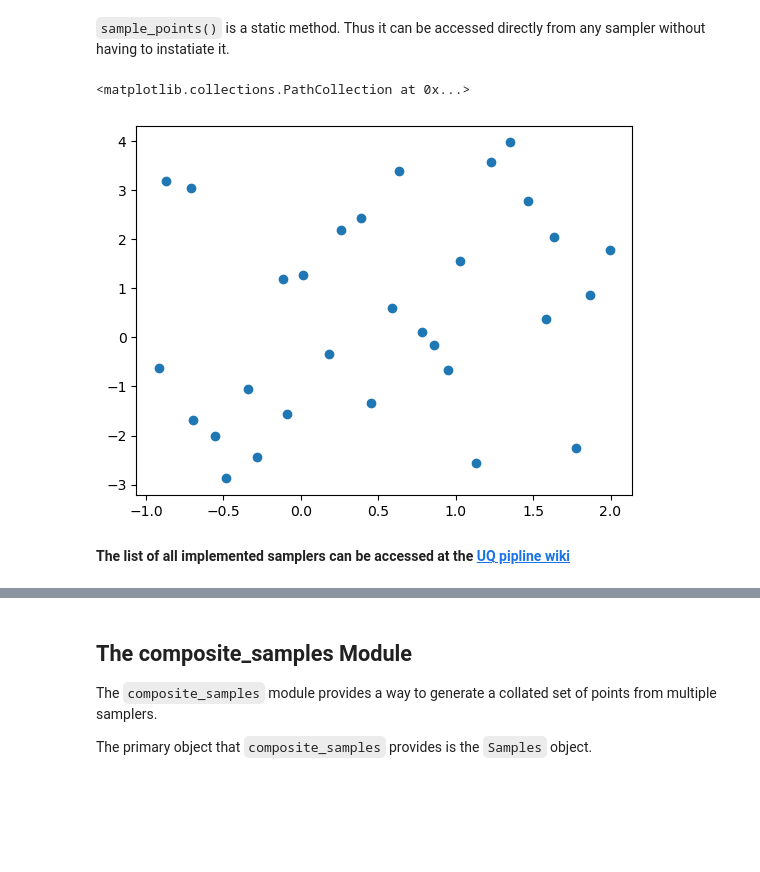
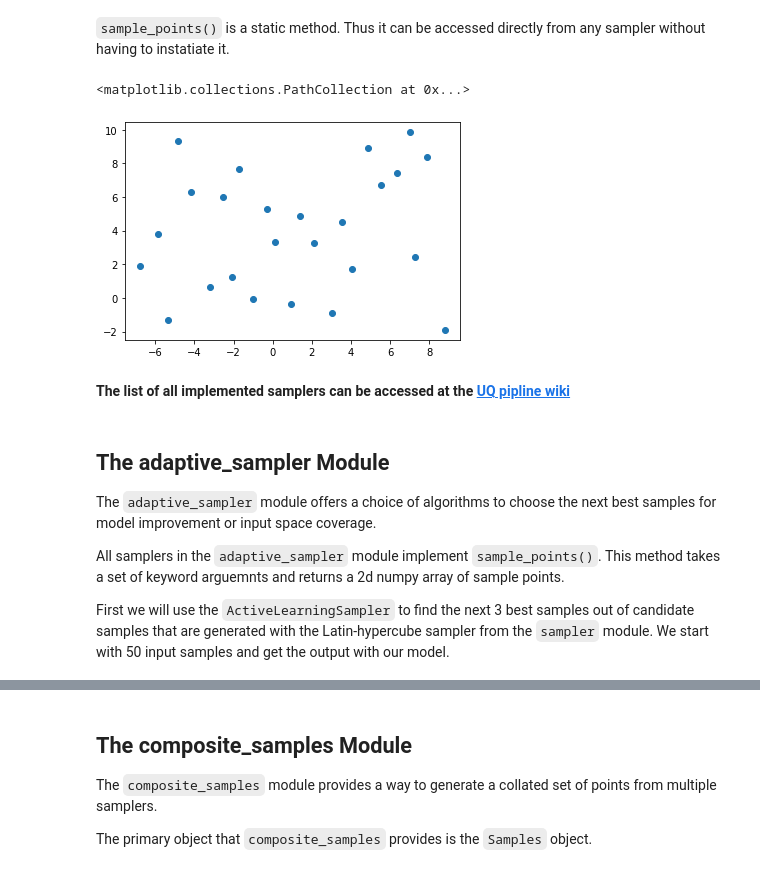
Before and after one commit to LLNL/trata, a Jupyter notebook: docs/notebooks/Sampling_Documentation.ipynb, the cells around one changed output, grey strips where cells are left out. Cells and saved outputs as stored; diff of their text form; code cells hidden in the pictures; blank space fills up the shorter version.

Commit message:
Best Candidates Sampler

```diff
--- a/docs/notebooks/Sampling_Documentation.ipynb
+++ b/docs/notebooks/Sampling_Documentation.ipynb
@@ -64,10 +65,16 @@ plt.scatter(ccPoints[0], ccPoints[1])
 # %% [markdown]
 <p><code>sample_points()</code> is a static method. Thus it can be accessed directly from any sampler without having to instatiate it.</p>
 # %%
-lhsStaticPoints = sampler.LatinHyperCubeSampler.sample_points(num_points=30, box=[[-1, 2], [-3, 4]], seed=2019).T
+lhsStaticPoints = sampler.LatinHyperCubeSampler.sample_points(num_points=25, box=[[-7.0, 9.0], [-2.0, 10.0]], seed=3).T
 plt.scatter(lhsStaticPoints[0], lhsStaticPoints[1])
 # %% [output]
 <matplotlib.collections.PathCollection at 0x...>
-[figure, old version]
+[figure, new version]
 # %% [markdown]
 <b>The list of all implemented samplers can be accessed at the <a href="https://lc.llnl.gov/confluence/display/UQP">UQ pipline wiki</a> </b>
+# %% [markdown]
+<h2>The adaptive_sampler Module</h2>
+<p>The <code>adaptive_sampler</code> module offers a choice of algorithms to choose the next best samples for model improvement or input space coverage.</p>
+<p>All samplers in the <code>adaptive_sampler</code> module implement <code>sample_points()</code>. This method takes a set of keyword arguemnts and returns a 2d numpy array of sample points.</p>
+
+</p>First we will use the <code>ActiveLearningSampler</code> to find the next 3 best samples out of candidate samples that are generated with the Latin-hypercube sampler from the <code>sampler</code> module. We start with 50 input samples and get the output with our model.</p>
```
Also changed, not shown: parts of 14 cells of this notebook, 2 other files.
